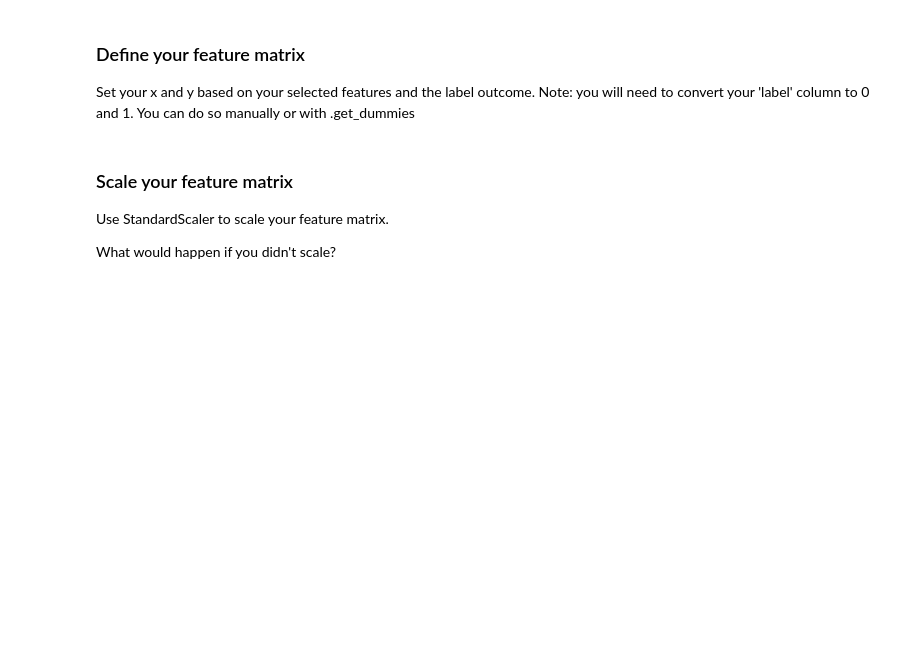
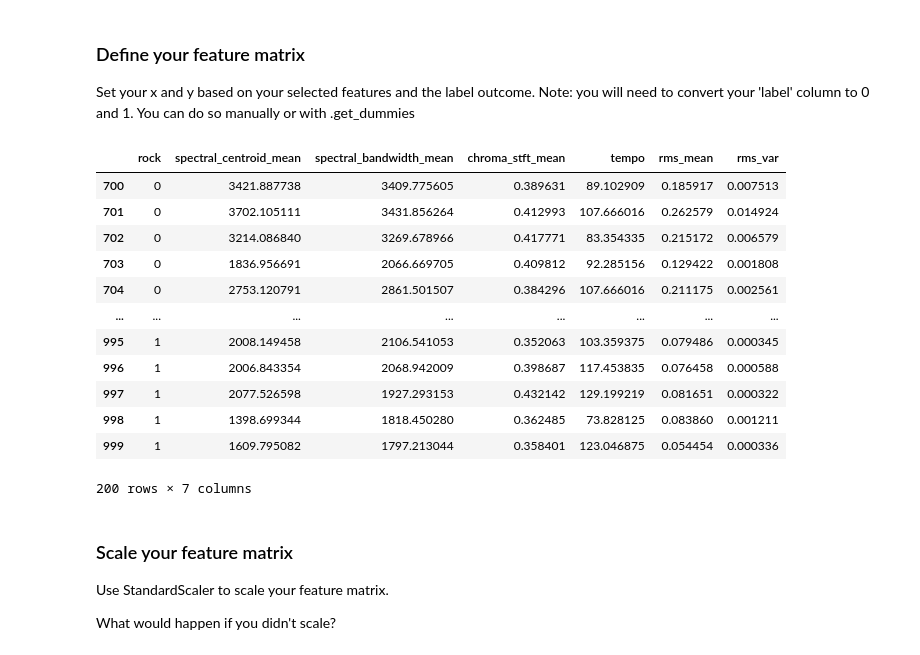
Before and after one commit to Micahlim19/AudioTechII, a Jupyter notebook: Activities/Activity7_PandasRegression.ipynb, the cells around one changed output. Cells and saved outputs as stored; diff of their text form; code cells hidden in the pictures; blank space fills up the shorter version.

```diff
--- a/Activities/Activity7_PandasRegression.ipynb
+++ b/Activities/Activity7_PandasRegression.ipynb
@@ -65,8 +71,38 @@ plt.show()
+# %%
+features = [
+    "spectral_centroid_mean",
+    "spectral_bandwidth_mean",
+    "chroma_stft_mean",
+    "tempo",
+    'rms_mean',
+    'rms_var'
+]
 # %% [markdown]
 ### Define your feature matrix
 
 Set your x and y based on your selected features and the label outcome.
 Note: you will need to convert your 'label' column to 0 and 1. You can do so manually or with .get_dummies
+# %%
+x = pd.get_dummies(df['label'],drop_first=True)
+y = df[features]
+x.head()
+y.head()
+feature_matrix = pd.concat([x,y],axis=1)
+feature_matrix
+# %% [output]
+|  | rock | spectral_centroid_mean | spectral_bandwidth_mean | chroma_stft_mean | tempo | rms_mean | rms_var |
+| 700 | 0 | 3421.887738 | 3409.775605 | 0.389631 | 89.102909 | 0.185917 | 0.007513 |
+| 701 | 0 | 3702.105111 | 3431.856264 | 0.412993 | 107.666016 | 0.262579 | 0.014924 |
+| 702 | 0 | 3214.086840 | 3269.678966 | 0.417771 | 83.354335 | 0.215172 | 0.006579 |
+| 703 | 0 | 1836.956691 | 2066.669705 | 0.409812 | 92.285156 | 0.129422 | 0.001808 |
+| 704 | 0 | 2753.120791 | 2861.501507 | 0.384296 | 107.666016 | 0.211175 | 0.002561 |
+| ... | ... | ... | ... | ... | ... | ... | ... |
+| 995 | 1 | 2008.149458 | 2106.541053 | 0.352063 | 103.359375 | 0.079486 | 0.000345 |
+| 996 | 1 | 2006.843354 | 2068.942009 | 0.398687 | 117.453835 | 0.076458 | 0.000588 |
+| 997 | 1 | 2077.526598 | 1927.293153 | 0.432142 | 129.199219 | 0.081651 | 0.000322 |
+| 998 | 1 | 1398.699344 | 1818.450280 | 0.362485 | 73.828125 | 0.083860 | 0.001211 |
+| 999 | 1 | 1609.795082 | 1797.213044 | 0.358401 | 123.046875 | 0.054454 | 0.000336 |
+200 rows × 7 columns
 # %% [markdown]
 ### Scale your feature matrix
 
```
Also changed, not shown: parts of 8 cells of this notebook, 1 other file.
